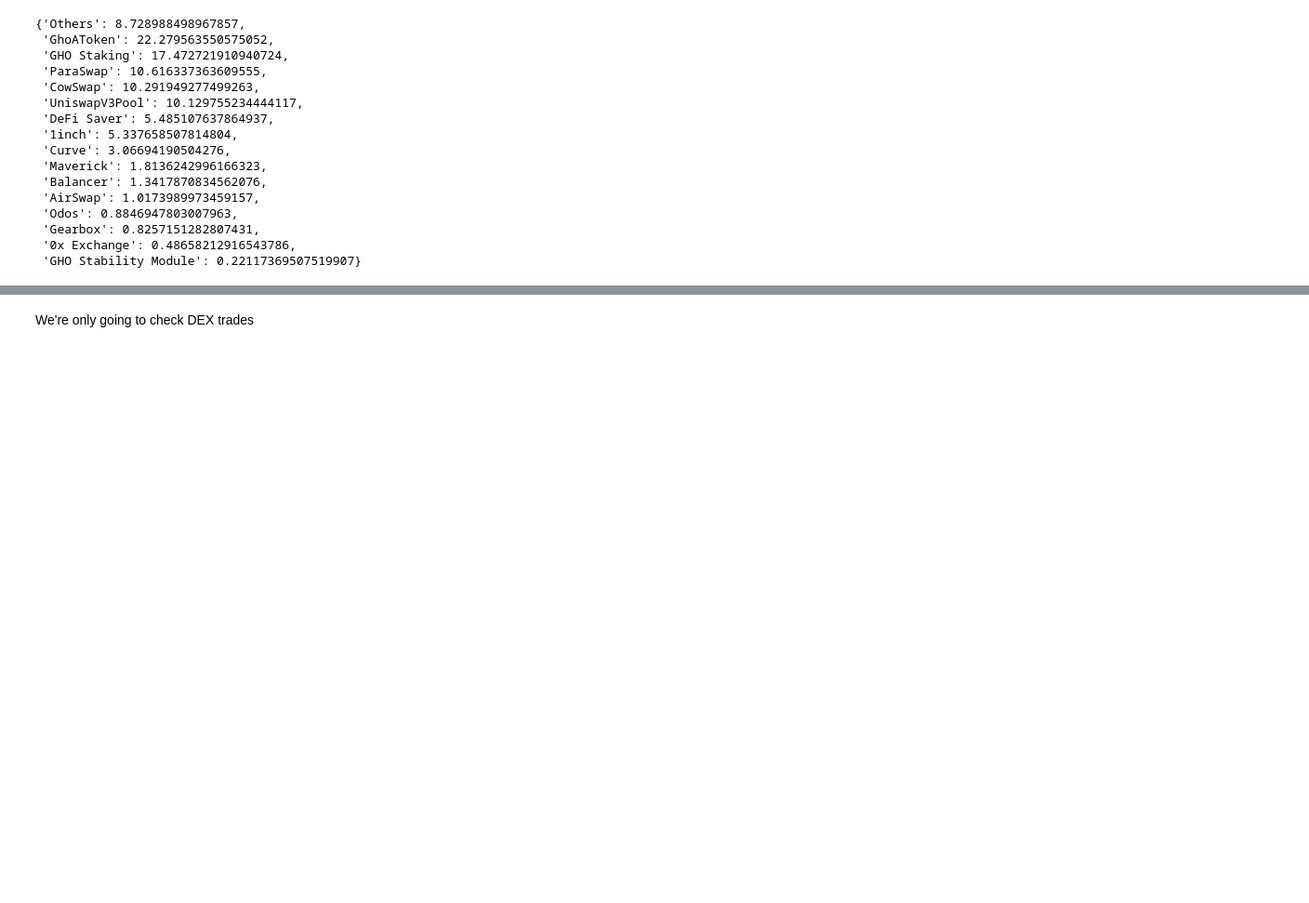
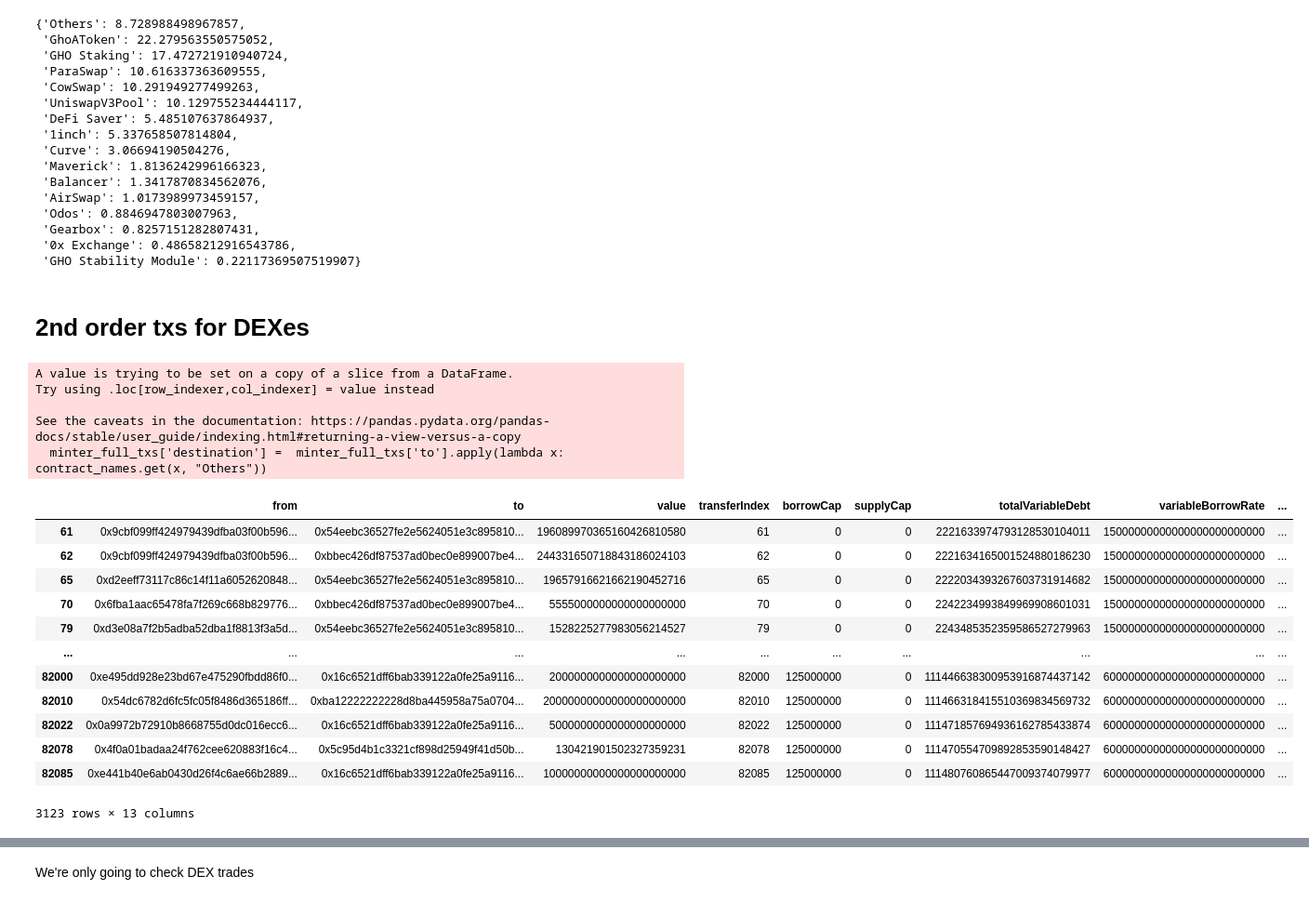
Before and after one commit to benber86/gho_users, a Jupyter notebook: Flows-Volume-Before-After.ipynb, the cells around one changed output, grey strips where cells are left out. Shown at 93% size. Saved outputs shown, nothing was run; the diff lists cells and outputs as text; code cells hidden in the pictures; blank space fills up the shorter version.

```diff
--- a/Flows-Volume-Before-After.ipynb
+++ b/Flows-Volume-Before-After.ipynb
@@ -567,3 +567,31 @@ for k, v in fo_count_after.items():
  'Gearbox': 0.8257151282807431,
  '0x Exchange': 0.48658212916543786,
  'GHO Stability Module': 0.22117369507519907}
+# %% [markdown]
+# 2nd order txs for DEXes
+# %%
+minter_full_txs = df[df['from'].isin(minters)]
+# %%
+dexes = ['Curve', 'Balancer', 'UniswapV3Pool']
+minter_full_txs['destination'] =  minter_full_txs['to'].apply(lambda x: contract_names.get(x, "Others"))
+dex_txs = minter_full_txs[minter_full_txs['destination'].isin(dexes)]
+dex_txs
+# %% [output]
+A value is trying to be set on a copy of a slice from a DataFrame.
+Try using .loc[row_indexer,col_indexer] = value instead
+
+See the caveats in the documentation: https://pandas.pydata.org/pandas-docs/stable/user_guide/indexing.html#returning-a-view-versus-a-copy
+  minter_full_txs['destination'] =  minter_full_txs['to'].apply(lambda x: contract_names.get(x, "Others"))
+|  | from | to | value | transferIndex | borrowCap | supplyCap | totalVariableDebt | variableBorrowRate | ... |
+| 61 | 0x9cbf099ff424979439dfba03f00b596... | 0x54eebc36527fe2e5624051e3c895810... | 196089970365160426810580 | 61 | 0 | 0 | 2221633974793128530104011 | 15000000000000000000000000 | ... |
+| 62 | 0x9cbf099ff424979439dfba03f00b596... | 0xbbec426df87537ad0bec0e899007be4... | 244331650718843186024103 | 62 | 0 | 0 | 2221634165001524880186230 | 15000000000000000000000000 | ... |
+| 65 | 0xd2eeff73117c86c14f11a6052620848... | 0x54eebc36527fe2e5624051e3c895810... | 19657916621662190452716 | 65 | 0 | 0 | 2222034393267603731914682 | 15000000000000000000000000 | ... |
+| 70 | 0x6fba1aac65478fa7f269c668b829776... | 0xbbec426df87537ad0bec0e899007be4... | 5555000000000000000000 | 70 | 0 | 0 | 2242234993849969908601031 | 15000000000000000000000000 | ... |
+| 79 | 0xd3e08a7f2b5adba52dba1f8813f3a5d... | 0x54eebc36527fe2e5624051e3c895810... | 1528225277983056214527 | 79 | 0 | 0 | 2243485352359586527279963 | 15000000000000000000000000 | ... |
+| ... | ... | ... | ... | ... | ... | ... | ... | ... | ... |
+| 82000 | 0xe495dd928e23bd67e475290fbdd86f0... | 0x16c6521dff6bab339122a0fe25a9116... | 2000000000000000000000 | 82000 | 125000000 | 0 | 111446638300953916874437142 | 60000000000000000000000000 | ... |
+| 82010 | 0x54dc6782d6fc5fc05f8486d365186ff... | 0xba12222222228d8ba445958a75a0704... | 20000000000000000000000 | 82010 | 125000000 | 0 | 111466318415510369834569732 | 60000000000000000000000000 | ... |
+| 82022 | 0x0a9972b72910b8668755d0dc016ecc6... | 0x16c6521dff6bab339122a0fe25a9116... | 5000000000000000000000 | 82022 | 125000000 | 0 | 111471857694936162785433874 | 60000000000000000000000000 | ... |
+| 82078 | 0x4f0a01badaa24f762cee620883f16c4... | 0x5c95d4b1c3321cf898d25949f41d50b... | 130421901502327359231 | 82078 | 125000000 | 0 | 111470554709892853590148427 | 60000000000000000000000000 | ... |
+| 82085 | 0xe441b40e6ab0430d26f4c6ae66b2889... | 0x16c6521dff6bab339122a0fe25a9116... | 10000000000000000000000 | 82085 | 125000000 | 0 | 111480760865447009374079977 | 60000000000000000000000000 | ... |
+3123 rows × 13 columns
```
Also changed, not shown: parts of 12 cells of this notebook.
